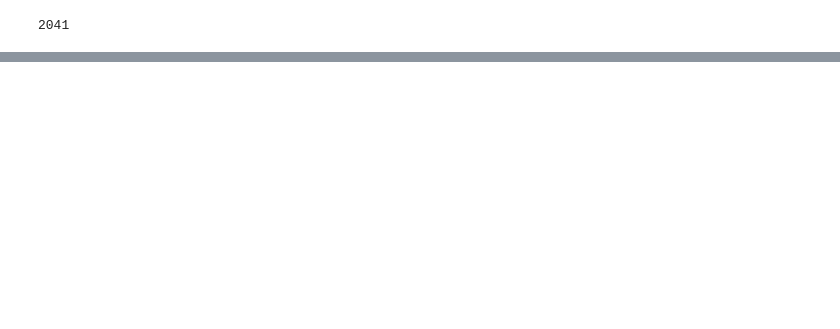
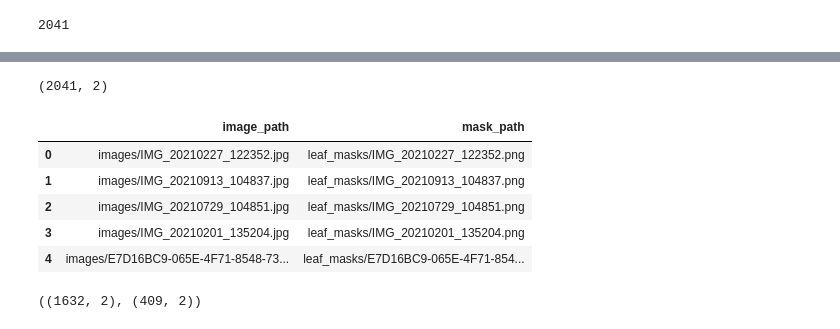
Before and after one commit to eora-ai/torchok, a Jupyter notebook: notebooks/LeafSegm.ipynb, the cells around one changed output, grey strips where cells are left out. Drawn from its saved outputs; the diff is of its cells as text; code cells hidden in the pictures; blank space fills up the shorter version.

```diff
--- a/notebooks/LeafSegm.ipynb
+++ b/notebooks/LeafSegm.ipynb
@@ -57,0 +65,24 @@ for i, (img, res) in enumerate(zip(images, results)):
+# %%
+labels = {"image_path": [], "mask_path": []}
+for img_path in tqdm(list(leaf_images_dir.iterdir())):
+    img = cv2.imread(str(img_path))[..., ::-1]
+    result, mask = segment_leaves(img)
+    mask_path = leaf_masks_dir / (img_path.stem + ".png")
+    cv2.imwrite(str(mask_path), (mask > 0).astype(np.uint8))
+
+    labels["image_path"].append(str(img_path.relative_to("/workdir/strawberry_hack")))
+    labels["mask_path"].append(str(mask_path.relative_to("/workdir/strawberry_hack")))
+# %%
+labels = pd.DataFrame(labels)
+labels.shape
+# %% [output]
+(2041, 2)
+# %%
+labels.head()
+# %% [output]
+|  | image_path | mask_path |
+| 0 | images/IMG_20210227_122352.jpg | leaf_masks/IMG_20210227_122352.png |
+| 1 | images/IMG_20210913_104837.jpg | leaf_masks/IMG_20210913_104837.png |
+| 2 | images/IMG_20210729_104851.jpg | leaf_masks/IMG_20210729_104851.png |
+| 3 | images/IMG_20210201_135204.jpg | leaf_masks/IMG_20210201_135204.png |
+| 4 | images/E7D16BC9-065E-4F71-8548-73... | leaf_masks/E7D16BC9-065E-4F71-854... |
@@ -57,0 +91,5 @@ for i, (img, res) in enumerate(zip(images, results)):
+# %%
+train, valid = train_test_split(labels, test_size=0.2, shuffle=True, random_state=123)
+train.shape, valid.shape
+# %% [output]
+((1632, 2), (409, 2))
```
Also changed, not shown: parts of 10 cells of this notebook.
